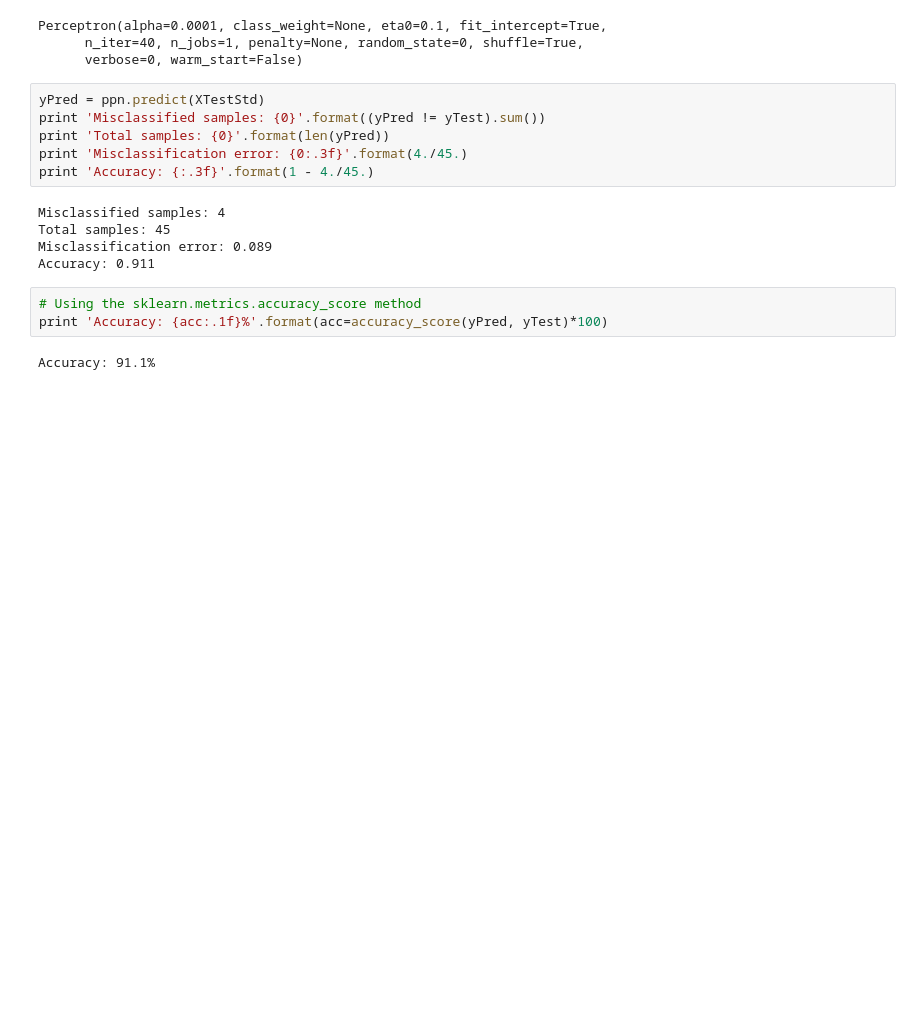
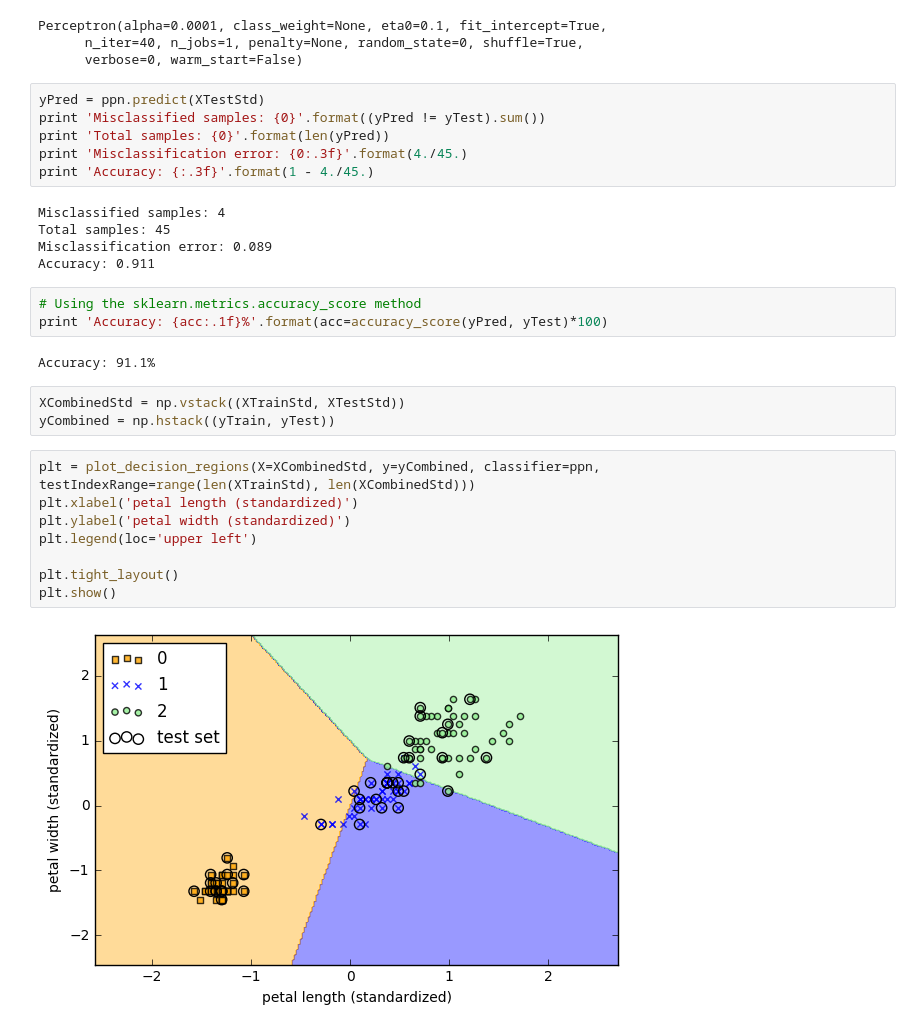
Before and after one commit to asbhat/ml-notebooks, a Jupyter notebook: scikit-learn-classifiers/Classification (scikit-learn).ipynb, the cells around one changed output. Saved outputs shown, nothing was run; the diff lists cells and outputs as text; blank space fills up the shorter version.

Commit message:
sklearn Perceptron() visualization

```diff
--- a/scikit-learn-classifiers/Classification (scikit-learn).ipynb
+++ b/scikit-learn-classifiers/Classification (scikit-learn).ipynb
@@ -59,3 +61,16 @@ Accuracy: 0.911
 print 'Accuracy: {acc:.1f}%'.format(acc=accuracy_score(yPred, yTest)*100)
 # %% [output]
 Accuracy: 91.1%
+# %%
+XCombinedStd = np.vstack((XTrainStd, XTestStd))
+yCombined = np.hstack((yTrain, yTest))
+# %%
+plt = plot_decision_regions(X=XCombinedStd, y=yCombined, classifier=ppn, testIndexRange=range(len(XTrainStd), len(XCombinedStd)))
+plt.xlabel('petal length (standardized)')
+plt.ylabel('petal width (standardized)')
+plt.legend(loc='upper left')
+
+plt.tight_layout()
+plt.show()
+# %% [output]
+[figure, added]
```
Also changed, not shown: parts of 1 cell of this notebook, 1 other file.
